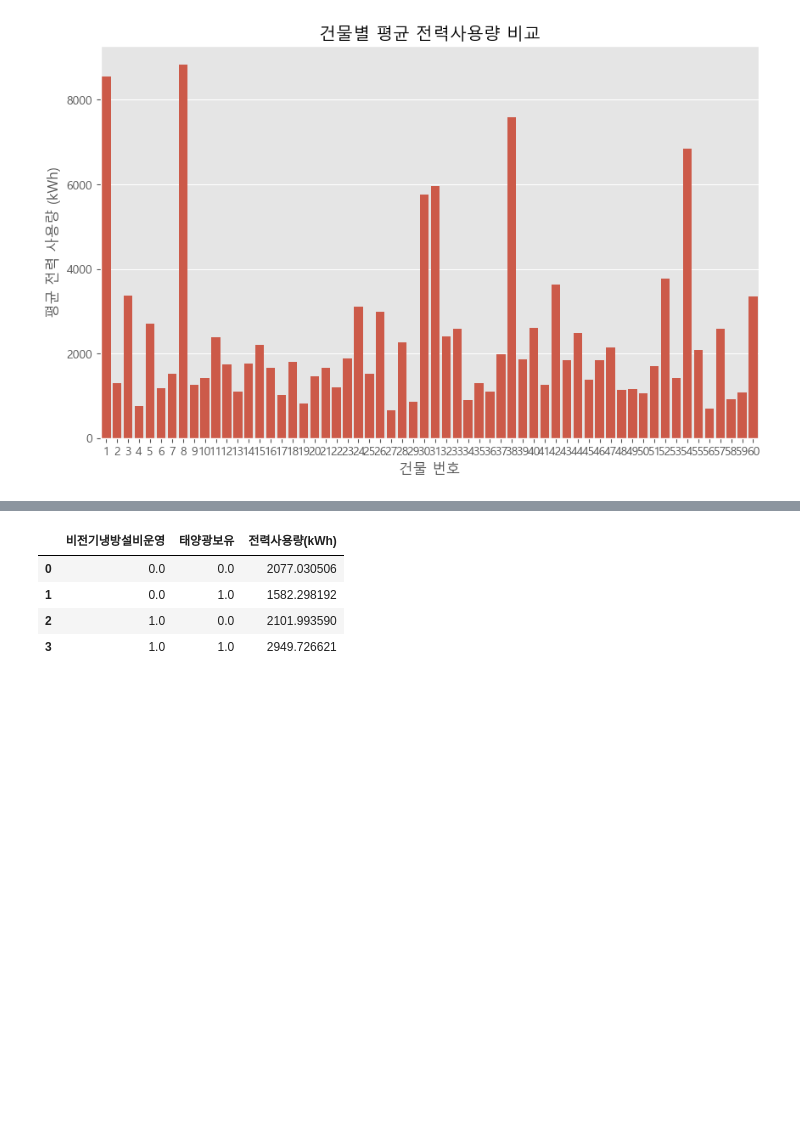
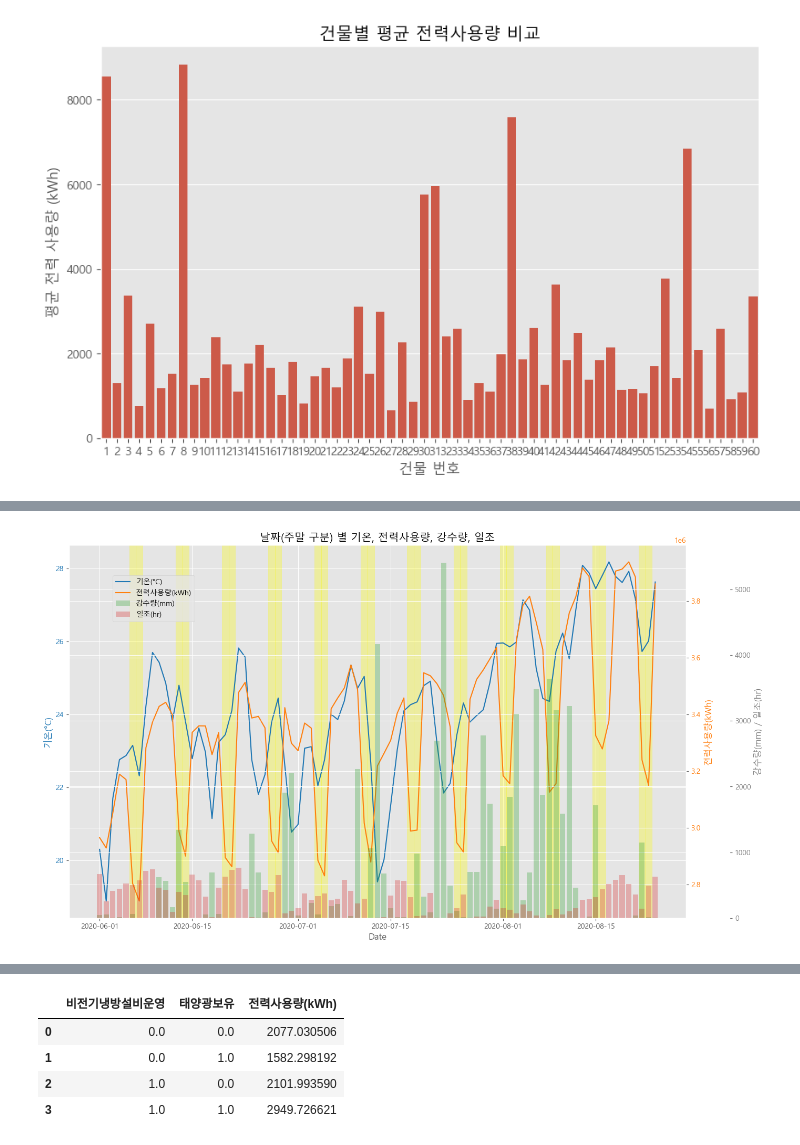
Before and after one commit to jiwon9898/GIT_PROJECT_TEST, a Jupyter notebook: 코드북_제출용/2주차_전력데이터_코드북.ipynb, the cells around one changed output, grey strips where cells are left out. Cells and saved outputs as stored; diff of their text form; code cells hidden in the pictures; blank space fills up the shorter version.

```diff
--- a/코드북_제출용/2주차_전력데이터_코드북.ipynb
+++ b/코드북_제출용/2주차_전력데이터_코드북.ipynb
@@ -179,0 +226,49 @@ plt.show()
+# %%
+# 4. 주말 강조 표시 : 기온, 전력사용량, 강수량, 일조량 동시 출력
+# 결과 해석
+    # 전력 사용량은 주말을 제외하고 기온을 따라 상승
+    # 기온이 떨어지는 구간은 강수량이 높은 구간으로, 이에 따라 전력 사용량도 감소하는 구간을 보임.
+
+# 일별 데이터로 집계
+daily_data = train_df.resample('D', on='date_time').agg({
+    '전력사용량(kWh)': 'sum',
+    '기온(°C)': 'mean',
+    '강수량(mm)': 'sum',
+    '일조(hr)': 'sum',
+    'is_weekend': 'max'
+}).reset_index()
+
+# 시각화
+fig, ax1 = plt.subplots(figsize=(14, 8))
+
+# 기온과 전력사용량을 선 그래프로 그리기
+ax1.plot(daily_data['date_time'], daily_data['기온(°C)'], color='tab:blue', label='기온(°C)')
+ax1.set_xlabel('Date')
+ax1.set_ylabel('기온(°C)', color='tab:blue')
+ax1.tick_params(axis='y', labelcolor='tab:blue')
+
+ax2 = ax1.twinx()
+ax2.plot(daily_data['date_time'], daily_data['전력사용량(kWh)'], color='tab:orange', label='전력사용량(kWh)')
+ax2.set_ylabel('전력사용량(kWh)', color='tab:orange')
+ax2.tick_params(axis='y', labelcolor='tab:orange')
+
+# 강수량과 일조량을 막대 그래프로 그리기
+ax3 = ax1.twinx()
+ax3.bar(daily_data['date_time'], daily_data['강수량(mm)'], color='tab:green', alpha=0.3, label='강수량(mm)')
+ax3.bar(daily_data['date_time'], daily_data['일조(hr)'], color='tab:red', alpha=0.3, label='일조(hr)')
+ax3.set_ylabel('강수량(mm) / 일조(hr)', color='tab:gray')
+ax3.tick_params(axis='y', labelcolor='tab:gray')
+ax3.spines['right'].set_position(('outward', 60))
+
+# 주말 강조
+for i, row in daily_data.iterrows():
+    if row['is_weekend'] == 1:
+        ax1.axvspan(row['date_time'] - pd.Timedelta(hours=12), row['date_time'] + pd.Timedelta(hours=12), color='yellow', alpha=0.3)
+
+fig.tight_layout()
+fig.legend(loc='upper left', bbox_to_anchor=(0.1,0.9))
+
+plt.title('날짜(주말 구분) 별 기온, 전력사용량, 강수량, 일조')
+plt.show()
+# %% [output]
+[figure, added]
```
Also changed, not shown: parts of 24 cells of this notebook.
